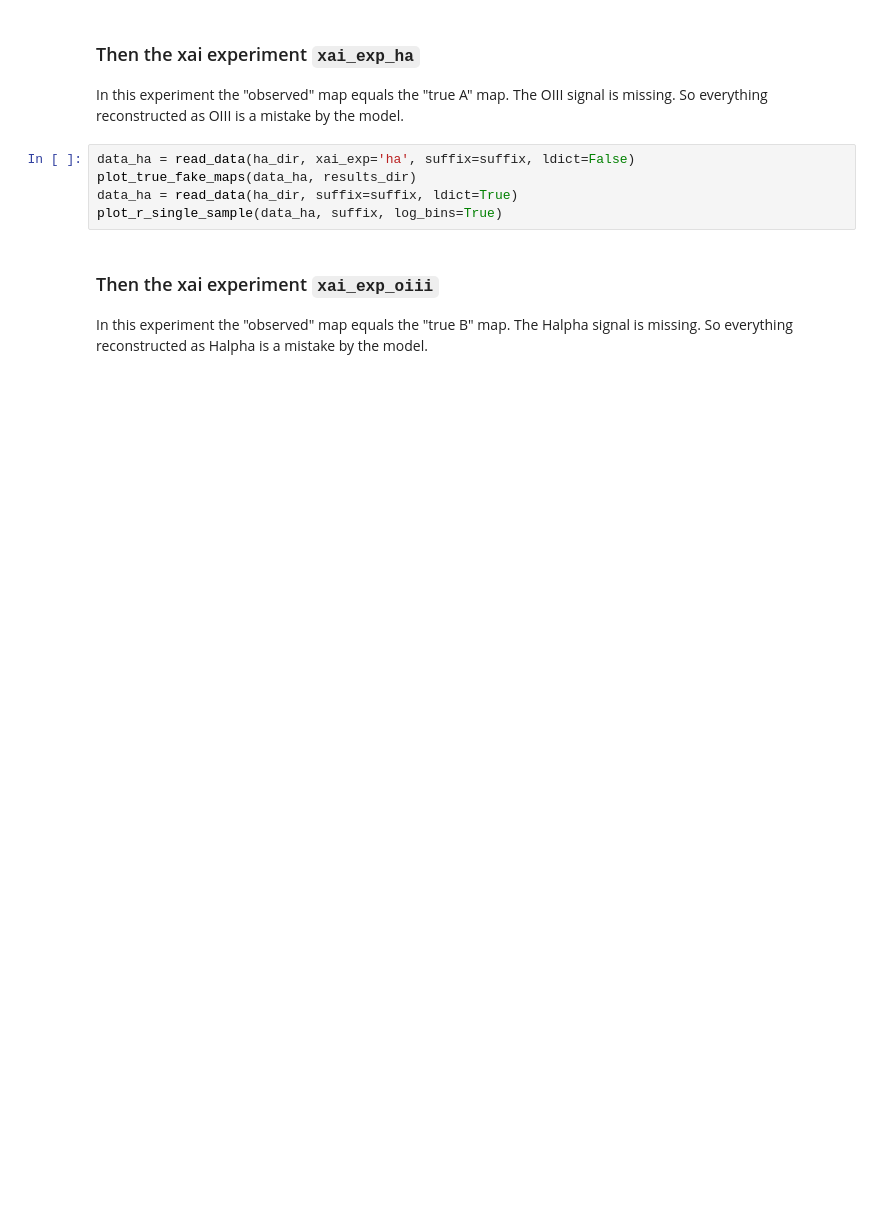
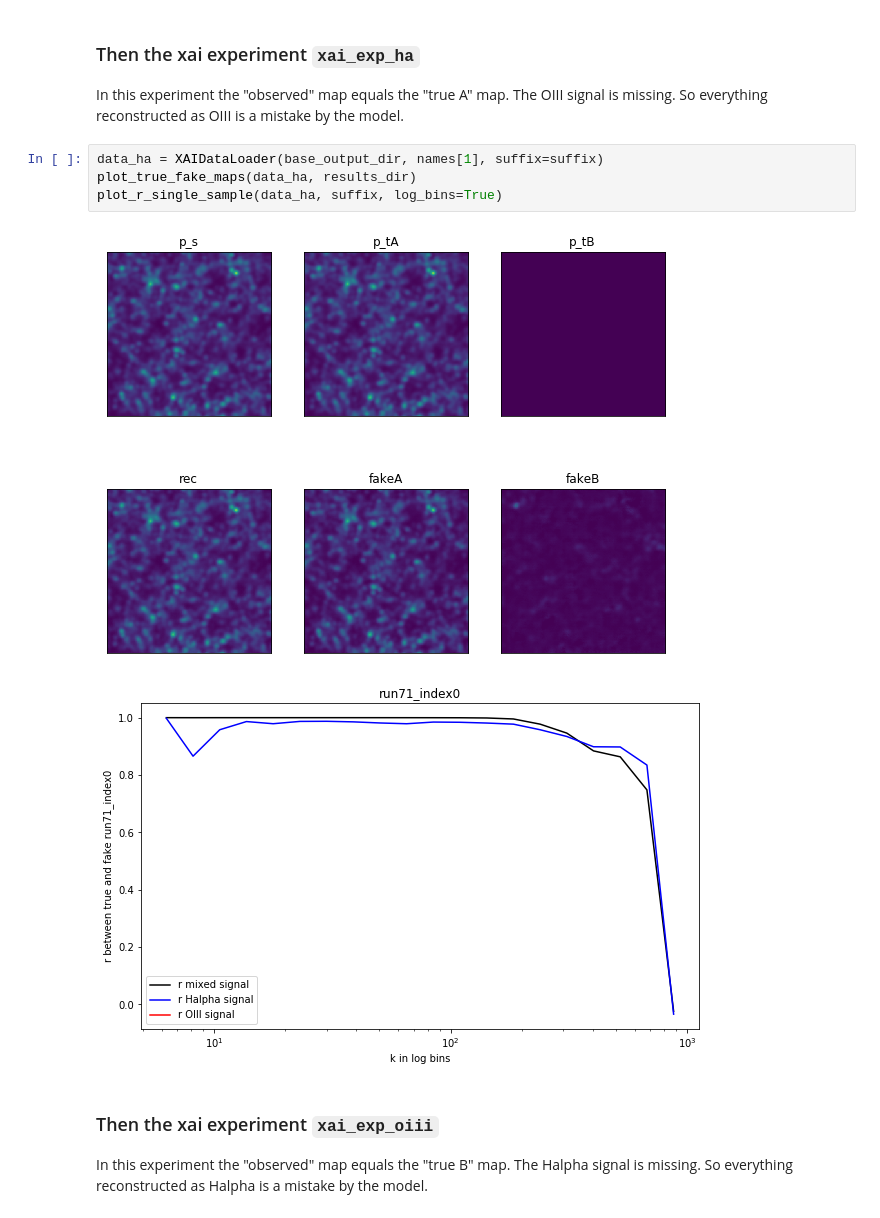
Before and after one commit to knmoriwaki/IM2IM, a Jupyter notebook: explain/xai_analysis_single_signal.ipynb, the cells around one changed output. Saved outputs shown, nothing was run; the diff lists cells and outputs as text; blank space fills up the shorter version.

```diff
--- a/explain/xai_analysis_single_signal.ipynb
+++ b/explain/xai_analysis_single_signal.ipynb
@@ -80,10 +79,12 @@ plot_true_fake_maps(data_ref, results_dir, names[0], suffix=suffix)
 ### Then the xai experiment `xai_exp_ha`
 In this experiment the "observed" map equals the "true A" map. The OIII signal is missing. So everything reconstructed as OIII is a mistake by the model.
 # %%
-data_ha = read_data(ha_dir, xai_exp='ha', suffix=suffix, ldict=False)
+data_ha = XAIDataLoader(base_output_dir, names[1], suffix=suffix)
 plot_true_fake_maps(data_ha, results_dir)
-data_ha = read_data(ha_dir, suffix=suffix, ldict=True)
 plot_r_single_sample(data_ha, suffix, log_bins=True)
+# %% [output]
+[figure, added]
+[figure, added]
 # %% [markdown]
 ### Then the xai experiment `xai_exp_oiii`
 In this experiment the "observed" map equals the "true B" map. The Halpha signal is missing. So everything reconstructed as Halpha is a mistake by the model.
```
Also changed, not shown: parts of 3 cells of this notebook, 1 other file.
